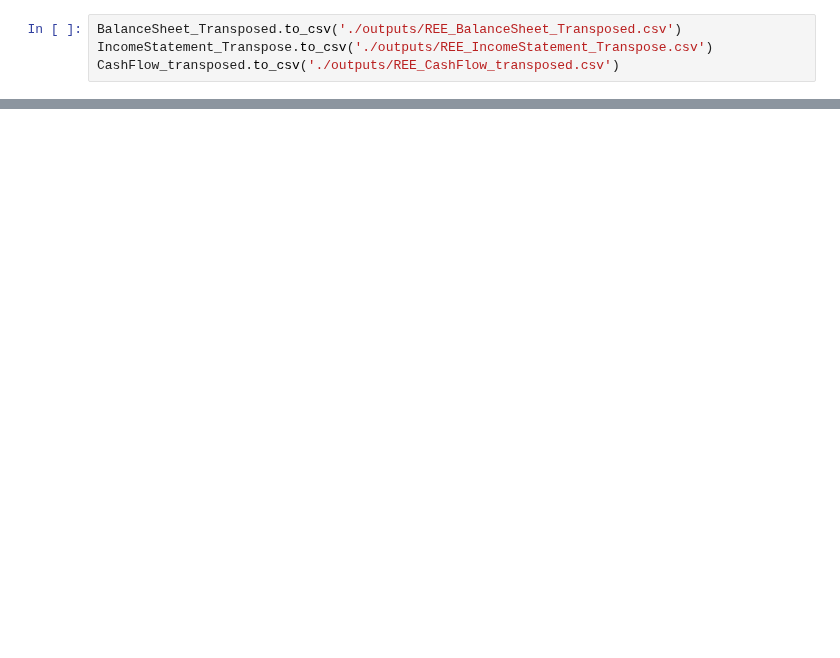
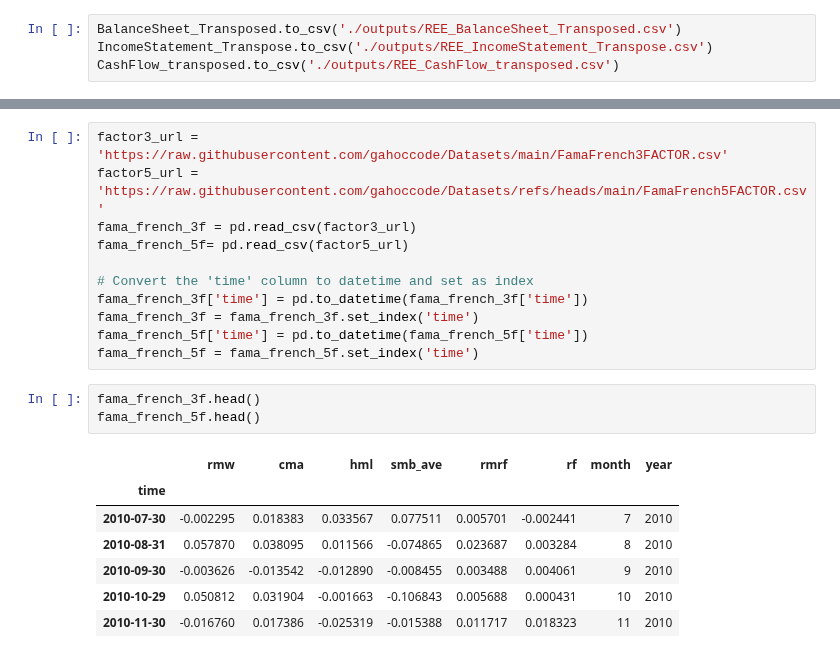
Before and after one commit to gahoccode/Jupyter, a Jupyter notebook: studies.ipynb, the cells around one changed output, grey strips where cells are left out. Cells and saved outputs as stored; diff of their text form; blank space fills up the shorter version.

Commit message:
Adding fama french factor data and function calls

```diff
--- a/studies.ipynb
+++ b/studies.ipynb
@@ -1715,0 +1687,22 @@ Successfully saved REE_CashFlow_transposed.csv
+# %%
+factor3_url = 'https://raw.githubusercontent.com/gahoccode/Datasets/main/FamaFrench3FACTOR.csv'
+factor5_url = 'https://raw.githubusercontent.com/gahoccode/Datasets/refs/heads/main/FamaFrench5FACTOR.csv'
+fama_french_3f = pd.read_csv(factor3_url)
+fama_french_5f= pd.read_csv(factor5_url)
+
+# Convert the 'time' column to datetime and set as index
+fama_french_3f['time'] = pd.to_datetime(fama_french_3f['time'])
+fama_french_3f = fama_french_3f.set_index('time')
+fama_french_5f['time'] = pd.to_datetime(fama_french_5f['time'])
+fama_french_5f = fama_french_5f.set_index('time')
+# %%
+fama_french_3f.head()
+fama_french_5f.head()
+# %% [output]
+|  | rmw | cma | hml | smb_ave | rmrf | rf | month | year |
+| time |  |  |  |  |  |  |  |  |
+| 2010-07-30 | -0.002295 | 0.018383 | 0.033567 | 0.077511 | 0.005701 | -0.002441 | 7 | 2010 |
+| 2010-08-31 | 0.057870 | 0.038095 | 0.011566 | -0.074865 | 0.023687 | 0.003284 | 8 | 2010 |
+| 2010-09-30 | -0.003626 | -0.013542 | -0.012890 | -0.008455 | 0.003488 | 0.004061 | 9 | 2010 |
+| 2010-10-29 | 0.050812 | 0.031904 | -0.001663 | -0.106843 | 0.005688 | 0.000431 | 10 | 2010 |
+| 2010-11-30 | -0.016760 | 0.017386 | -0.025319 | -0.015388 | 0.011717 | 0.018323 | 11 | 2010 |
```
Also changed, not shown: parts of 4 cells of this notebook.
